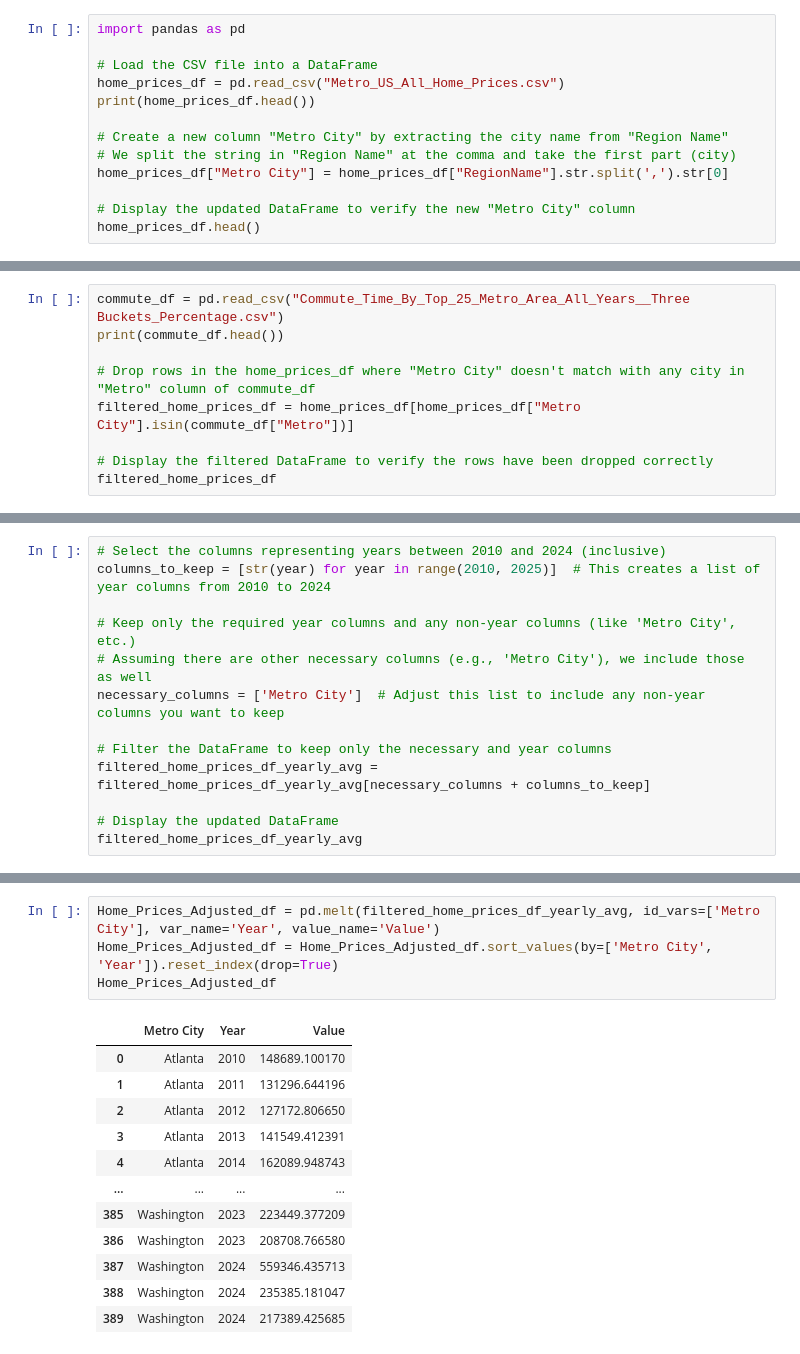
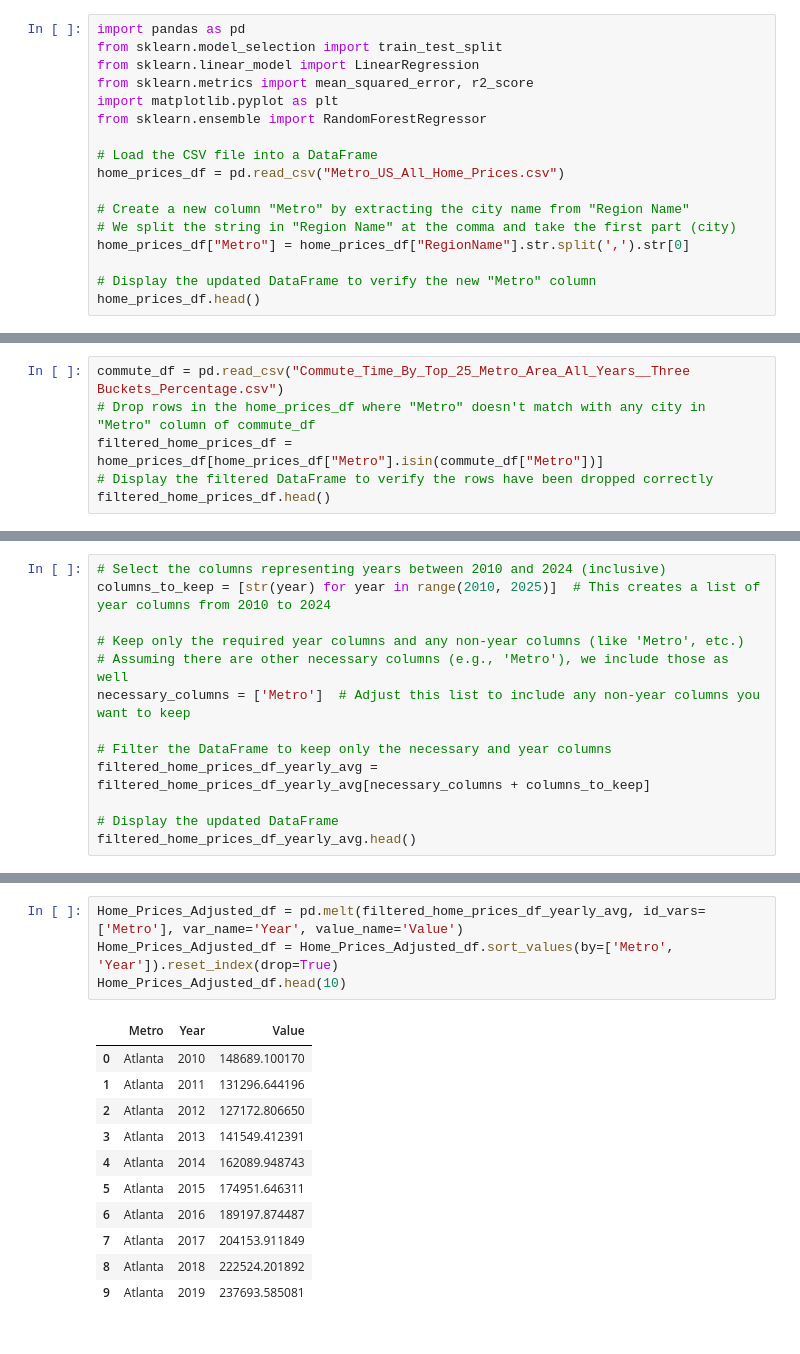
Before and after one commit to tsjohns9/ai-project-2, a Jupyter notebook: House_Prices.ipynb, the cells around one changed output, grey strips where cells are left out. Drawn from its saved outputs; the diff is of its cells as text.

```diff
--- a/House_Prices.ipynb
+++ b/House_Prices.ipynb
@@ -1,14 +1,18 @@
 # %%
 import pandas as pd
+from sklearn.model_selection import train_test_split
+from sklearn.linear_model import LinearRegression
+from sklearn.metrics import mean_squared_error, r2_score
+import matplotlib.pyplot as plt
+from sklearn.ensemble import RandomForestRegressor
 
 # Load the CSV file into a DataFrame
 home_prices_df = pd.read_csv("Metro_US_All_Home_Prices.csv")
-print(home_prices_df.head())
 
-# Create a new column "Metro City" by extracting the city name from "Region Name"
+# Create a new column "Metro" by extracting the city name from "Region Name"
 # We split the string in "Region Name" at the comma and take the first part (city)
-home_prices_df["Metro City"] = home_prices_df["RegionName"].str.split(',').str[0]
+home_prices_df["Metro"] = home_prices_df["RegionName"].str.split(',').str[0]
 
-# Display the updated DataFrame to verify the new "Metro City" column
+# Display the updated DataFrame to verify the new "Metro" column
 home_prices_df.head()
 # %% [output]
@@ -39,10 +26,7 @@ home_prices_df.head()
 # %%
 commute_df = pd.read_csv("Commute_Time_By_Top_25_Metro_Area_All_Years__Three Buckets_Percentage.csv")
-print(commute_df.head())
-
-# Drop rows in the home_prices_df where "Metro City" doesn't match with any city in "Metro" column of commute_df
-filtered_home_prices_df = home_prices_df[home_prices_df["Metro City"].isin(commute_df["Metro"])]
-
+# Drop rows in the home_prices_df where "Metro" doesn't match with any city in "Metro" column of commute_df
+filtered_home_prices_df = home_prices_df[home_prices_df["Metro"].isin(commute_df["Metro"])]
 # Display the filtered DataFrame to verify the rows have been dropped correctly
-filtered_home_prices_df
+filtered_home_prices_df.head()
 # %% [output]
@@ -120,13 +70,13 @@ print(filtered_home_prices_df_yearly_avg.head())
 # Select the columns representing years between 2010 and 2024 (inclusive)
 columns_to_keep = [str(year) for year in range(2010, 2025)]  # This creates a list of year columns from 2010 to 2024
 
-# Keep only the required year columns and any non-year columns (like 'Metro City', etc.)
-# Assuming there are other necessary columns (e.g., 'Metro City'), we include those as well
-necessary_columns = ['Metro City']  # Adjust this list to include any non-year columns you want to keep
+# Keep only the required year columns and any non-year columns (like 'Metro', etc.)
+# Assuming there are other necessary columns (e.g., 'Metro'), we include those as well
+necessary_columns = ['Metro']  # Adjust this list to include any non-year columns you want to keep
 
 # Filter the DataFrame to keep only the necessary and year columns
 filtered_home_prices_df_yearly_avg = filtered_home_prices_df_yearly_avg[necessary_columns + columns_to_keep]
 
 # Display the updated DataFrame
-filtered_home_prices_df_yearly_avg
+filtered_home_prices_df_yearly_avg.head()
 # %% [output]
@@ -150,17 +89,16 @@ filtered_home_prices_df_yearly_avg
 # %%
-Home_Prices_Adjusted_df = pd.melt(filtered_home_prices_df_yearly_avg, id_vars=['Metro City'], var_name='Year', value_name='Value')
-Home_Prices_Adjusted_df = Home_Prices_Adjusted_df.sort_values(by=['Metro City', 'Year']).reset_index(drop=True)
-Home_Prices_Adjusted_df
+Home_Prices_Adjusted_df = pd.melt(filtered_home_prices_df_yearly_avg, id_vars=['Metro'], var_name='Year', value_name='Value')
+Home_Prices_Adjusted_df = Home_Prices_Adjusted_df.sort_values(by=['Metro', 'Year']).reset_index(drop=True)
+Home_Prices_Adjusted_df.head(10)
 # %% [output]
-|  | Metro City | Year | Value |
+|  | Metro | Year | Value |
 | 0 | Atlanta | 2010 | 148689.100170 |
 | 1 | Atlanta | 2011 | 131296.644196 |
 | 2 | Atlanta | 2012 | 127172.806650 |
 | 3 | Atlanta | 2013 | 141549.412391 |
 | 4 | Atlanta | 2014 | 162089.948743 |
-| ... | ... | ... | ... |
-| 385 | Washington | 2023 | 223449.377209 |
-| 386 | Washington | 2023 | 208708.766580 |
-| 387 | Washington | 2024 | 559346.435713 |
-| 388 | Washington | 2024 | 235385.181047 |
-| 389 | Washington | 2024 | 217389.425685 |
+| 5 | Atlanta | 2015 | 174951.646311 |
+| 6 | Atlanta | 2016 | 189197.874487 |
+| 7 | Atlanta | 2017 | 204153.911849 |
+| 8 | Atlanta | 2018 | 222524.201892 |
+| 9 | Atlanta | 2019 | 237693.585081 |
```
Also changed, not shown: parts of 6 cells of this notebook, 2 other files.
